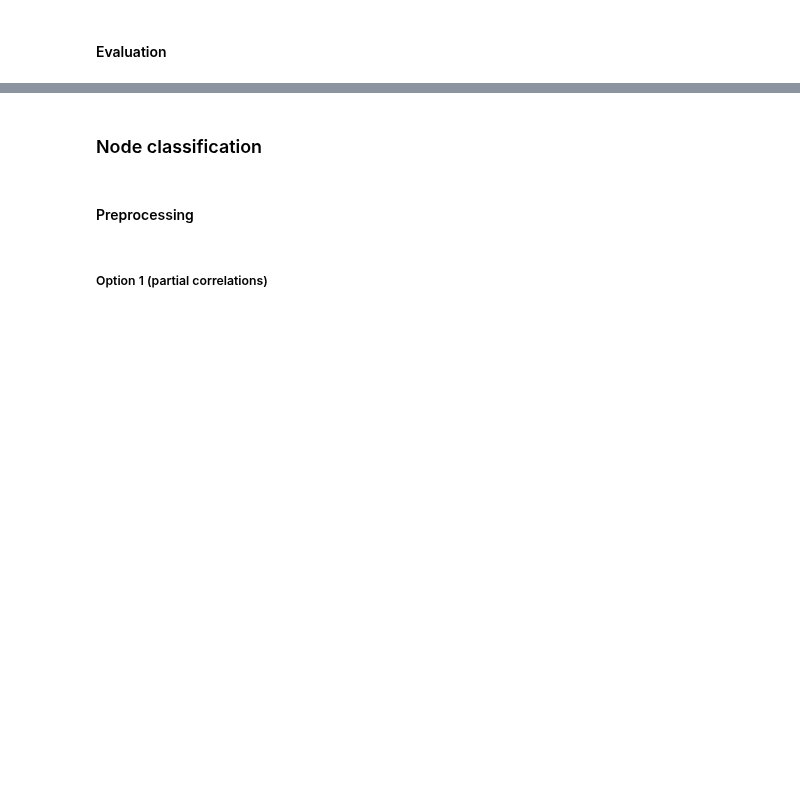
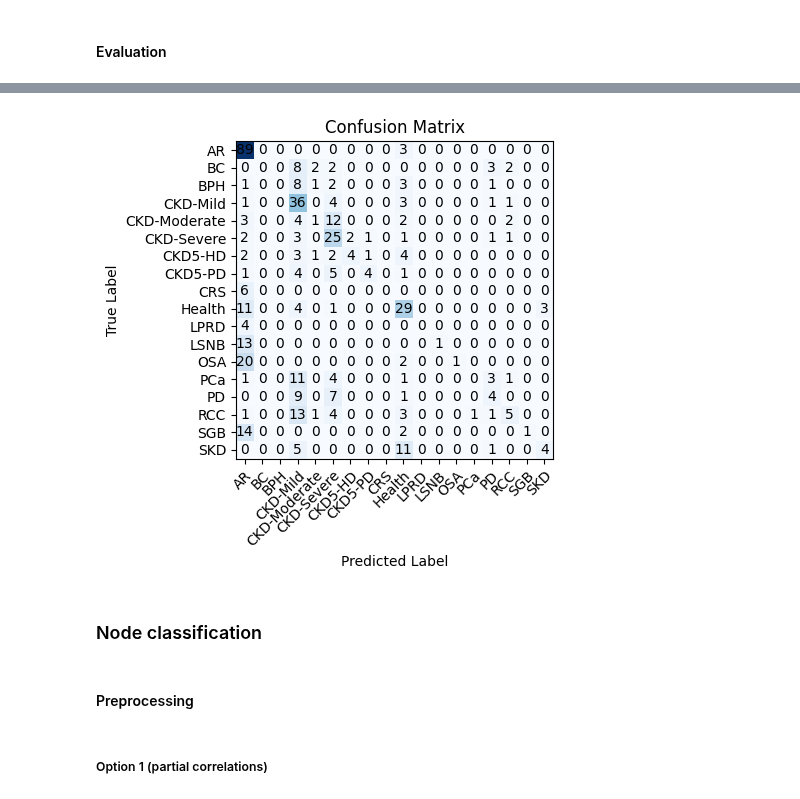
Before and after one commit to win7/T-GAE_PyG, a Jupyter notebook: node_classification.ipynb, the cells around one changed output, grey strips where cells are left out. Cells and saved outputs as stored; diff of their text form; code cells hidden in the pictures; blank space fills up the shorter version.

```diff
--- a/node_classification.ipynb
+++ b/node_classification.ipynb
@@ -358,4 +515,12 @@ X
 # %%
 # Convertir a serie de categorías y obtener los códigos numéricos
-y = pd.Series(groups_id).astype("category").cat.codes.values
-y
+encoder = LabelEncoder()
+y = encoder.fit_transform(groups_id)
+print(y)
+
+y_classes = encoder.classes_
+print(y_classes)
+
+y_original = encoder.inverse_transform(y)
+print(y_original.tolist())
+print(groups_id)
@@ -362,5 +533,5 @@ y
 # %%
-X_train, X_test, y_train, y_test = train_test_split(X, y, test_size=0.2, random_state=42, stratify=y)
+X_train, X_test, y_train, y_test = train_test_split(X, y, test_size=0.2, shuffle=True, stratify=y, random_state=42)
 # print(y_test)
 
 # Scaling
@@ -371,10 +542,10 @@ X_test = scaler.transform(X_test)        # only transform on test
 #### Model selection and train
 # %%
 param_dist = {
-    "n_estimators": randint(100, 500),
-    "max_depth": randint(3, 15),
-    "min_samples_split": randint(2, 10),
-    "min_samples_leaf": randint(1, 5)
+	"n_estimators": randint(100, 500),
+	"max_depth": randint(3, 15),
+	"min_samples_split": randint(2, 5, 10),
+	"min_samples_leaf": randint(1, 5, 10)
 }
 
 # Create a random forest classifier
@@ -382,9 +553,9 @@ model = RandomForestClassifier(random_state=42, n_jobs=-1)
 
 # Use random search to find the best hyperparameters
 rand_search = RandomizedSearchCV(
-    model, param_distributions=param_dist,
-    n_iter=10, cv=5, scoring="accuracy",
-    n_jobs=-1, random_state=42)
+	model, param_distributions=param_dist,
+	n_iter=10, cv=5, scoring="accuracy",
+	n_jobs=-1, random_state=42)
 
 # Select and train model
 search = rand_search.fit(X_train, y_train)
@@ -413,29 +604,31 @@ print(classification_rep)
 # %%
 cm = confusion_matrix(y_test, y_pred)
-class_names = best_model.classes_
+class_names = y_classes # best_model.classes_
 tick_marks = np.arange(len(class_names))
 
 plt.figure()
 plt.imshow(cm, cmap="Blues")
 plt.title("Confusion Matrix")
 # plt.colorbar()
 plt.xticks(tick_marks, class_names, rotation=45, ha="right", rotation_mode="anchor")
 plt.yticks(tick_marks, class_names)
 
 # Values inside each cell
 for i in range(cm.shape[0]):
-    for j in range(cm.shape[1]):
-        plt.text(
-            j, i,
-            format(cm[i, j], "d"),
-            ha="center",
-            va="center"
-        )
+	for j in range(cm.shape[1]):
+		plt.text(
+			j, i,
+			format(cm[i, j], "d"),
+			ha="center",
+			va="center"
+		)
 
 plt.xlabel("Predicted Label")
 plt.ylabel("True Label")
 plt.tight_layout()
 plt.show()
+# %% [output]
+[figure, added]
 # %% [markdown]
 ### Node classification
 # %%
```
Also changed, not shown: parts of 84 cells of this notebook, 8 other files.
